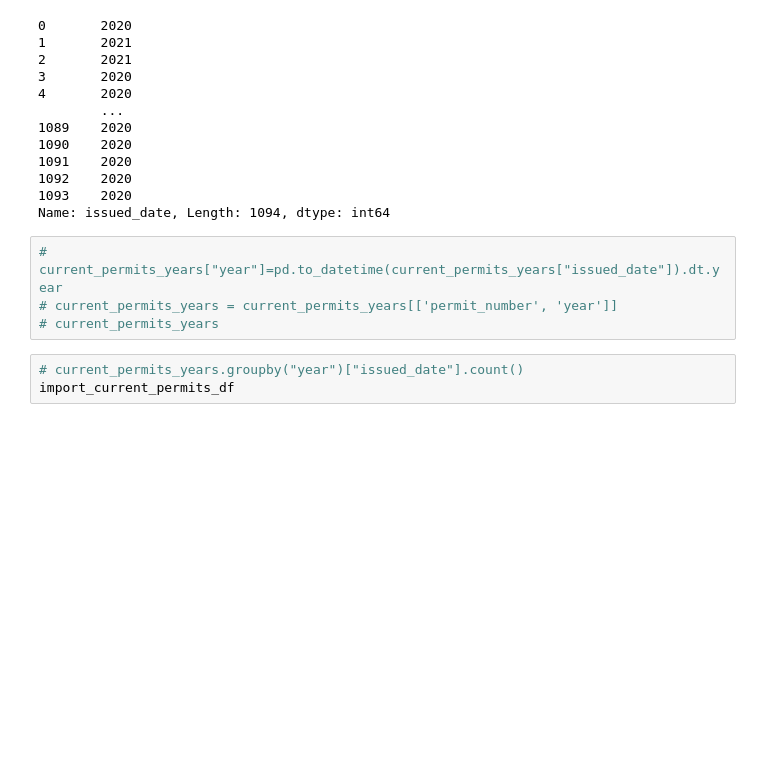
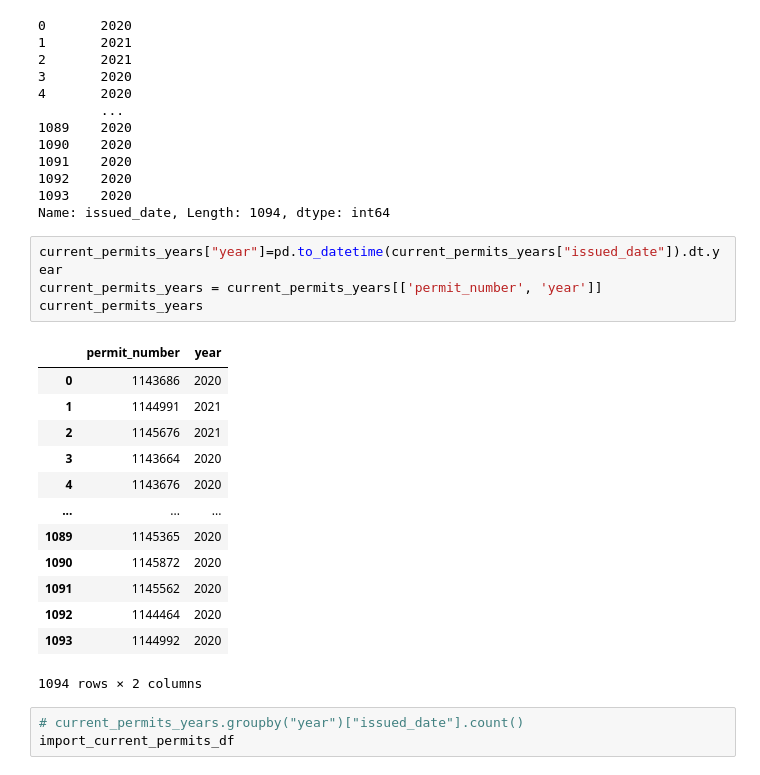
Before and after one commit to williamwall96/Chicago_sidewalk_permits, a Jupyter notebook: data_cleanup/data.ipynb, the cells around one changed output. Drawn from its saved outputs; the diff is of its cells as text; blank space fills up the shorter version.

```diff
--- a/data_cleanup/data.ipynb
+++ b/data_cleanup/data.ipynb
@@ -196,9 +182,23 @@ pd.to_datetime(current_permits_years["issued_date"]).dt.year
 1093    2020
 Name: issued_date, Length: 1094, dtype: int64
 # %%
-# current_permits_years["year"]=pd.to_datetime(current_permits_years["issued_date"]).dt.year
-# current_permits_years = current_permits_years[['permit_number', 'year']]
-# current_permits_years
+current_permits_years["year"]=pd.to_datetime(current_permits_years["issued_date"]).dt.year
+current_permits_years = current_permits_years[['permit_number', 'year']]
+current_permits_years
+# %% [output]
+|  | permit_number | year |
+| 0 | 1143686 | 2020 |
+| 1 | 1144991 | 2021 |
+| 2 | 1145676 | 2021 |
+| 3 | 1143664 | 2020 |
+| 4 | 1143676 | 2020 |
+| ... | ... | ... |
+| 1089 | 1145365 | 2020 |
+| 1090 | 1145872 | 2020 |
+| 1091 | 1145562 | 2020 |
+| 1092 | 1144464 | 2020 |
+| 1093 | 1144992 | 2020 |
+1094 rows × 2 columns
 # %%
 # current_permits_years.groupby("year")["issued_date"].count()
 import_current_permits_df
```
Also changed, not shown: parts of 6 cells of this notebook, 4 other files.
